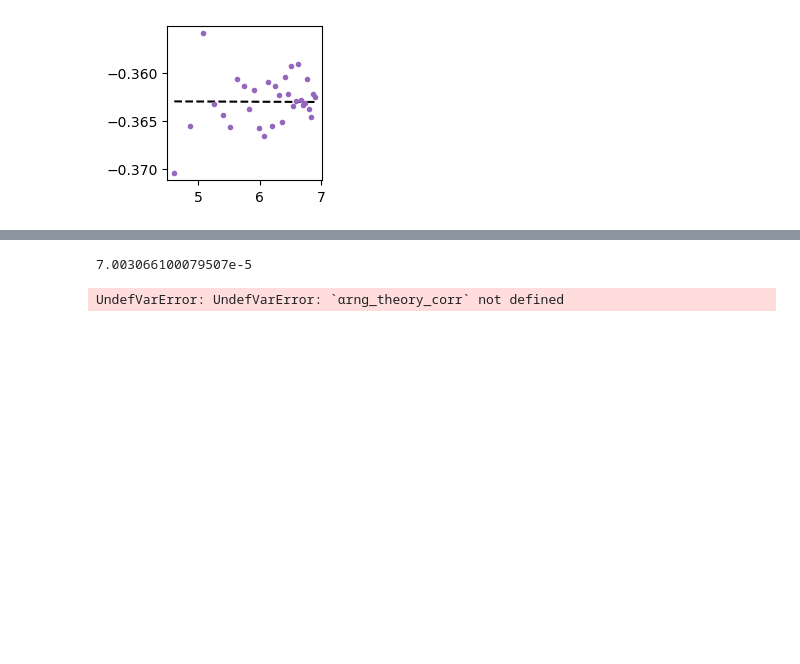
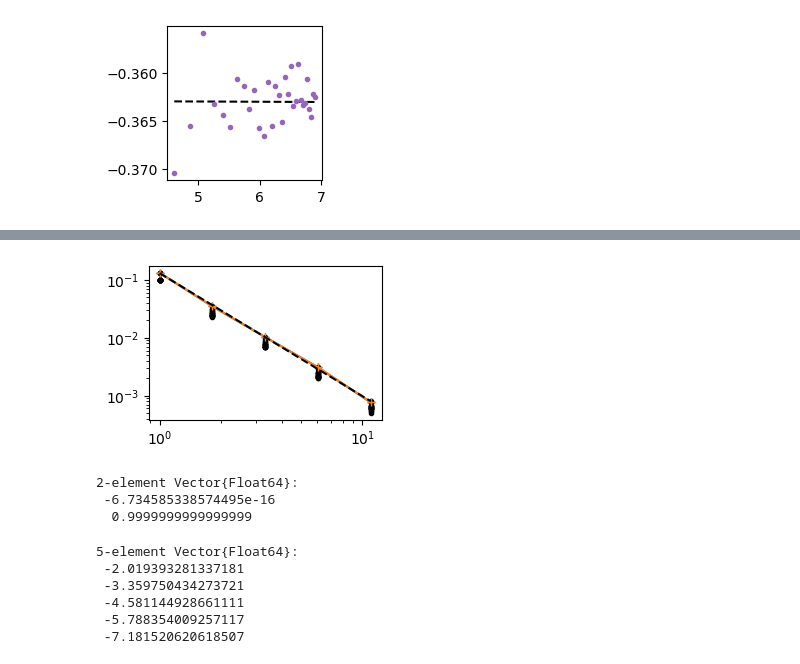
Before and after one commit to elevien/LDPrediction, a Jupyter notebook: src/PAPER_phase-transition.ipynb, the cells around one changed output, grey strips where cells are left out. Saved outputs shown, nothing was run; the diff lists cells and outputs as text; code cells hidden in the pictures; blank space fills up the shorter version.

```diff
--- a/src/PAPER_phase-transition.ipynb
+++ b/src/PAPER_phase-transition.ipynb
@@ -166,10 +223,32 @@ PythonCall.Core.PyException: Python: AttributeError: 'Colorbar' object has no at
-# %%
-slope
-# %% [output]
-7.003066100079507e-5
-# %%
-fig, ax= subplots(figsize=(8,4))
-ax.semilogy(αrng_theory_corr,".")
-fig
-# %% [output]
-UndefVarError: UndefVarError: `αrng_theory_corr` not defined
+# %%
+fig,ax = subplots(figsize=(3,2))
+αc = βc/(log(2)*0.1)
+
+k = 1
+y = log.(median(Lhats_FTE[k]',dims=2)[αrng_FTE.< αc/2] .- Ltrue)
+X = hcat(ones(length(y)),log.(αrng_FTE[αrng_FTE.< αc/2]))
+inter,slope = X\y
+ax.plot(exp.(X[:,2]),exp.(y),"+-")
+
+[ax.loglog(αrng_FTE[αrng_FTE.< αc/2],median(Lhats_FTE[k]',dims=2)[αrng_FTE.< αc/2] .- Ltrue,"k.",) for k in 1:length(Mrng_FTE)]
+#ax.loglog(X[:,2],y,".-")
+ax.plot(exp.(X[:,2]),exp.(y),"+-")
+ax.plot(exp.(X[:,2]),exp.(inter) .* exp.(X[:,2]) .^ slope,"k--")
+fig
+# %% [output]
+[figure, added]
+# %%
+X\y
+# %% [output]
+2-element Vector{Float64}:
+ -6.734585338574495e-16
+  0.9999999999999999
+# %%
+y
+# %% [output]
+5-element Vector{Float64}:
+ -2.019393281337181
+ -3.359750434273721
+ -4.581144928661111
+ -5.788354009257117
+ -7.181520620618507
```
Also changed, not shown: parts of 11 cells of this notebook, 10 other files.
